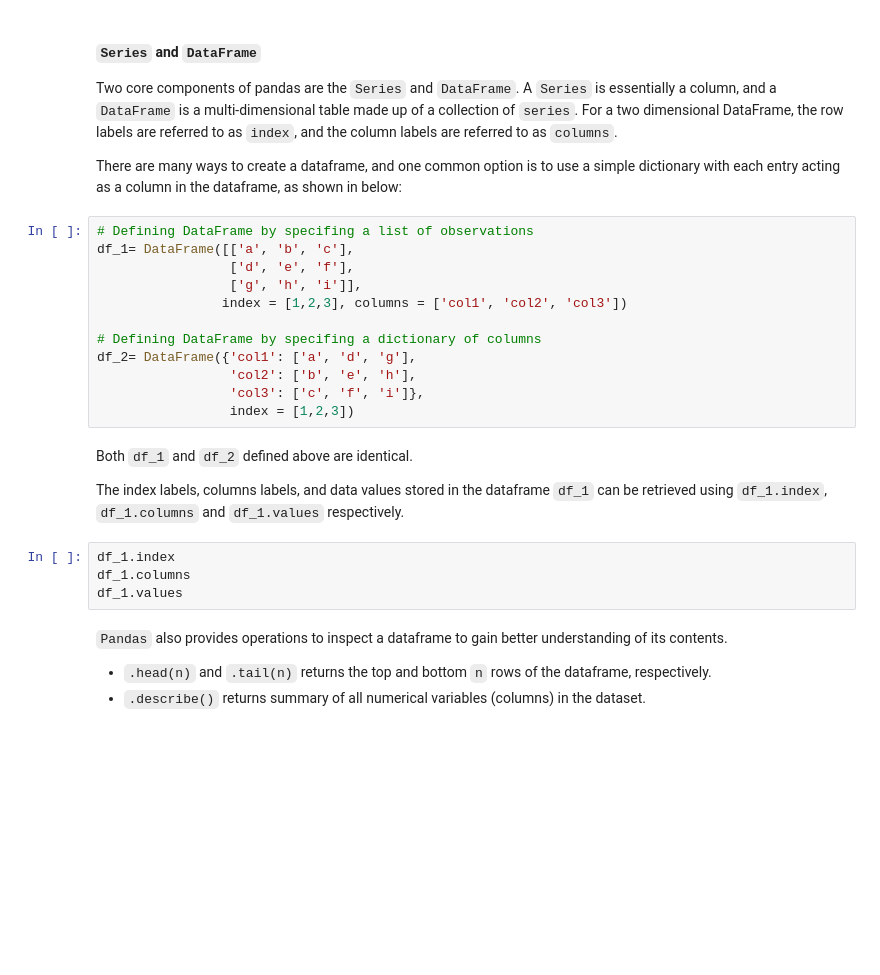
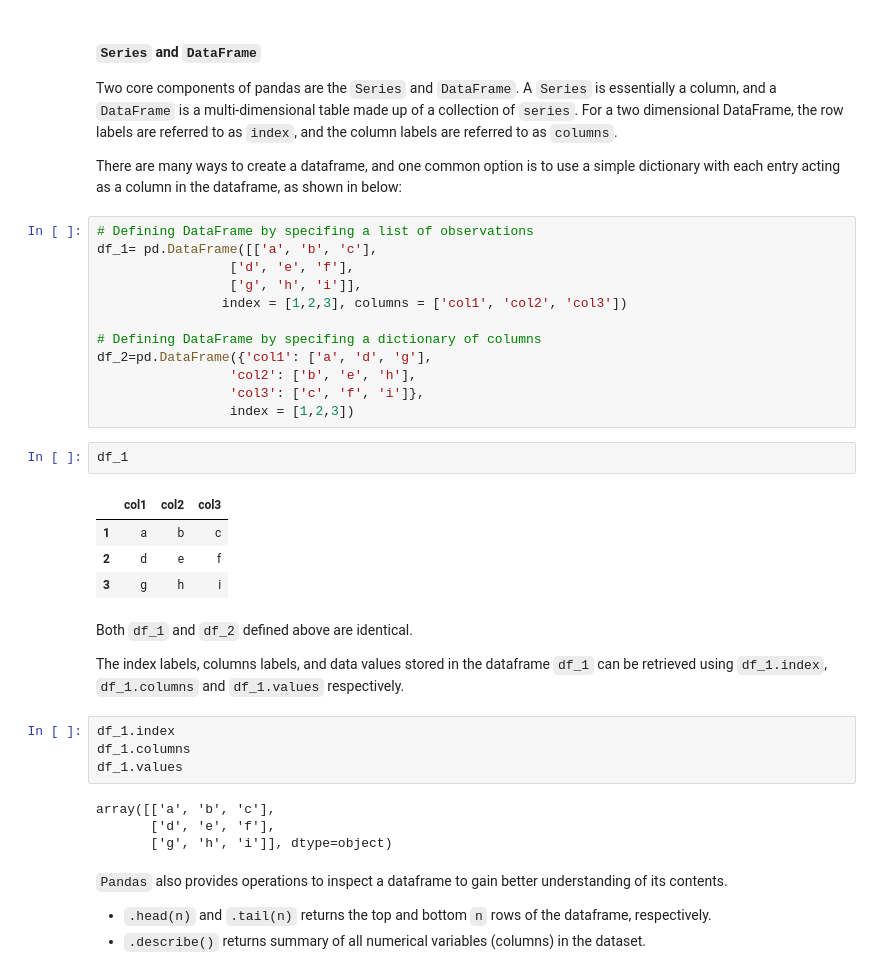
Before and after one commit to tulip-lab/sit742, a Jupyter notebook: Jupyter/M03-DataScience/M03E-DataAcquisition-II.ipynb, the cells around one changed output. Cells and saved outputs as stored; diff of their text form; blank space fills up the shorter version.

Commit message:
add pd before Dataframe for M03E

```diff
--- a/Jupyter/M03-DataScience/M03E-DataAcquisition-II.ipynb
+++ b/Jupyter/M03-DataScience/M03E-DataAcquisition-II.ipynb
@@ -55,16 +55,23 @@ Two core components of pandas are the `Series` and `DataFrame`. A `Series` is es
 There are many ways to create a dataframe, and one common option is to use a simple dictionary with each entry acting as a column in the dataframe, as shown in below:
 # %%
 # Defining DataFrame by specifing a list of observations
-df_1= DataFrame([['a', 'b', 'c'],
+df_1= pd.DataFrame([['a', 'b', 'c'],
                  ['d', 'e', 'f'],
                  ['g', 'h', 'i']],
                 index = [1,2,3], columns = ['col1', 'col2', 'col3'])
 
 # Defining DataFrame by specifing a dictionary of columns
-df_2= DataFrame({'col1': ['a', 'd', 'g'],
+df_2=pd.DataFrame({'col1': ['a', 'd', 'g'],
                  'col2': ['b', 'e', 'h'],
                  'col3': ['c', 'f', 'i']},
                  index = [1,2,3])
+# %%
+df_1
+# %% [output]
+|  | col1 | col2 | col3 |
+| 1 | a | b | c |
+| 2 | d | e | f |
+| 3 | g | h | i |
 # %% [markdown]
 Both `df_1` and `df_2` defined above are identical.
 
@@ -73,6 +80,10 @@ The index labels, columns labels, and data values stored in the dataframe `df_1`
 df_1.index
 df_1.columns
 df_1.values
+# %% [output]
+array([['a', 'b', 'c'],
+       ['d', 'e', 'f'],
+       ['g', 'h', 'i']], dtype=object)
 # %% [markdown]
 `Pandas` also provides operations to inspect a dataframe to gain better understanding of its contents.
 
```
Also changed, not shown: parts of 13 cells of this notebook, 1 other file.
